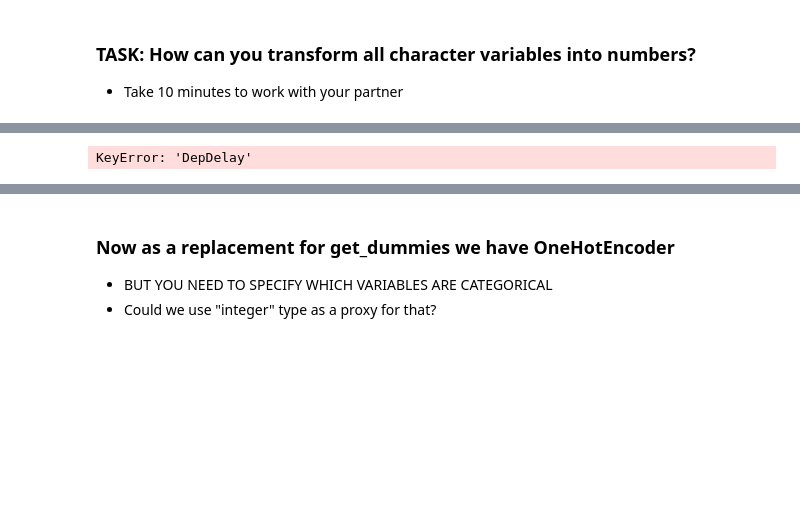
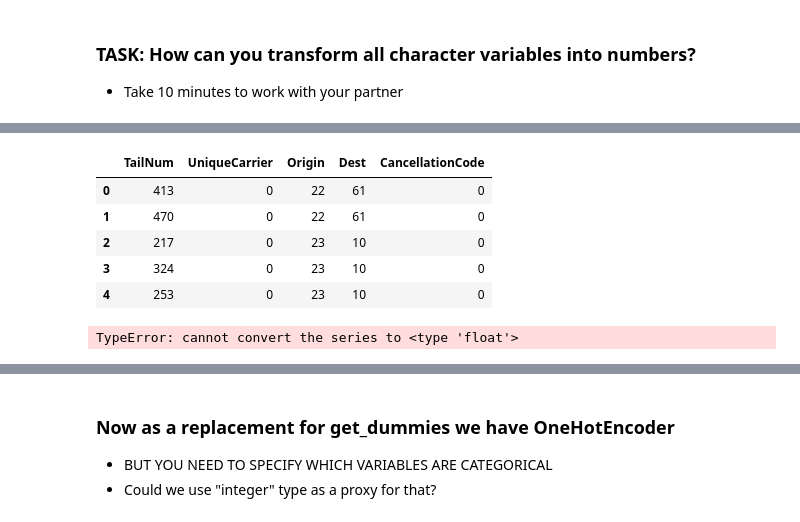
Before and after one commit to JamiesHQ/GA-MyDSRepo, a Jupyter notebook: lesson-7/Regularization, Regression and Big Datasets_Student.ipynb, the cells around one changed output, grey strips where cells are left out. Drawn from its saved outputs; the diff is of its cells as text; code cells hidden in the pictures; blank space fills up the shorter version.

Commit message:
add new lessons hmwk update

```diff
--- a/lesson-7/Regularization, Regression and Big Datasets_Student.ipynb
+++ b/lesson-7/Regularization, Regression and Big Datasets_Student.ipynb
@@ -5,7 +5,9 @@ http://stat-computing.org/dataexpo/2009/the-data.html
 # %%
 import pandas as pd
 
-df = pd.read_csv("2008.csv").fillna(0)
+df = pd.read_csv("/Users/jamiew/GA-DataScience/GA-MyDSRepo/lesson-7/2008.csv").fillna(0)
+# %%
+df2 = df.head(10000)
 # %%
 pd.options.display.max_columns = 999
 
@@ -53,0 +108,17 @@ le.fit_transform(df['UniqueCarrier'].head(10))
+# %%
+#in-class assignment
+from sklearn.preprocessing import LabelEncoder
+
+le = LabelEncoder()
+
+#le.fit(df2[['TailNum','UniqueCarrier','Origin', 'Dest','CancellationCode']].unique().tolist()[0:10])
+#le.transform(df2[['TailNum','UniqueCarrier','Origin','Dest','CancellationCode']].unique().tolist()[0:10])
+char_to_num = df2[['TailNum', 'UniqueCarrier','Origin', 'Dest','CancellationCode']].apply(lambda x: le.fit_transform(x), axis=0)
+char_to_num.head()
+# %% [output]
+|  | TailNum | UniqueCarrier | Origin | Dest | CancellationCode |
+| 0 | 413 | 0 | 22 | 61 | 0 |
+| 1 | 470 | 0 | 22 | 61 | 0 |
+| 2 | 217 | 0 | 23 | 10 | 0 |
+| 3 | 324 | 0 | 23 | 10 | 0 |
+| 4 | 253 | 0 | 23 | 10 | 0 |
@@ -54,6 +130,8 @@ le.fit_transform(df['UniqueCarrier'].head(10))
 # %%
-y = df['DepDelay']
+y = df2['DepDelay']
 
 df.drop(['DepDelay'], axis = 1, inplace = True, errors = 'ignore')
-# %% [output]
-KeyError: 'DepDelay'
+# %%
+float(df2['CRSDepTime']) #can't run float on a series - so you'll get an error
+# %% [output]
+TypeError: cannot convert the series to <type 'float'>
```
Also changed, not shown: parts of 25 cells of this notebook, 7 other files.
